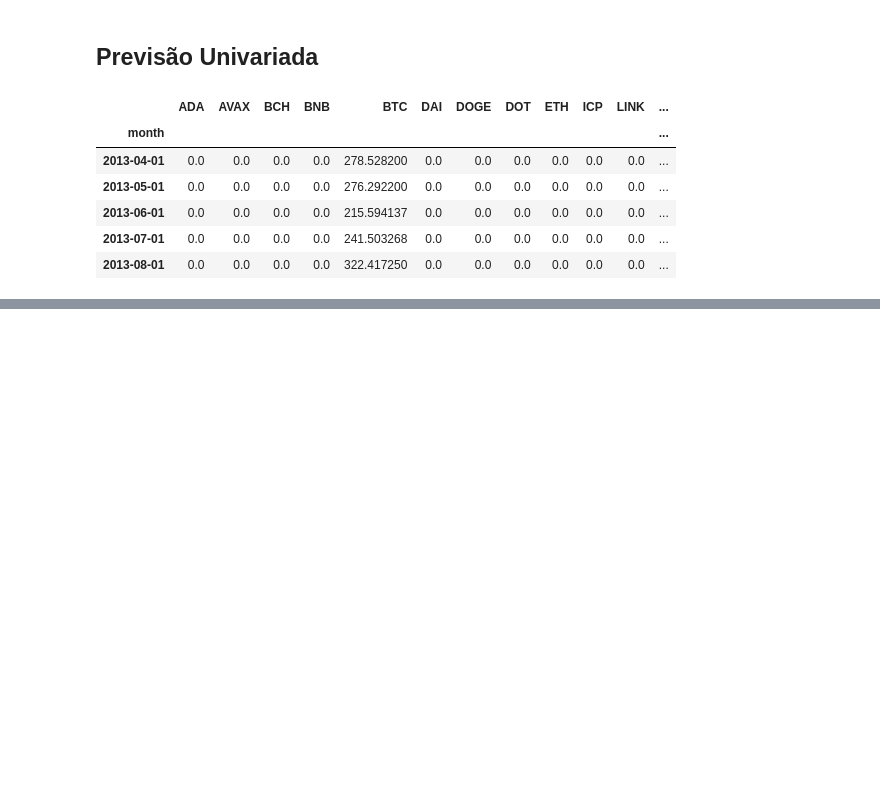
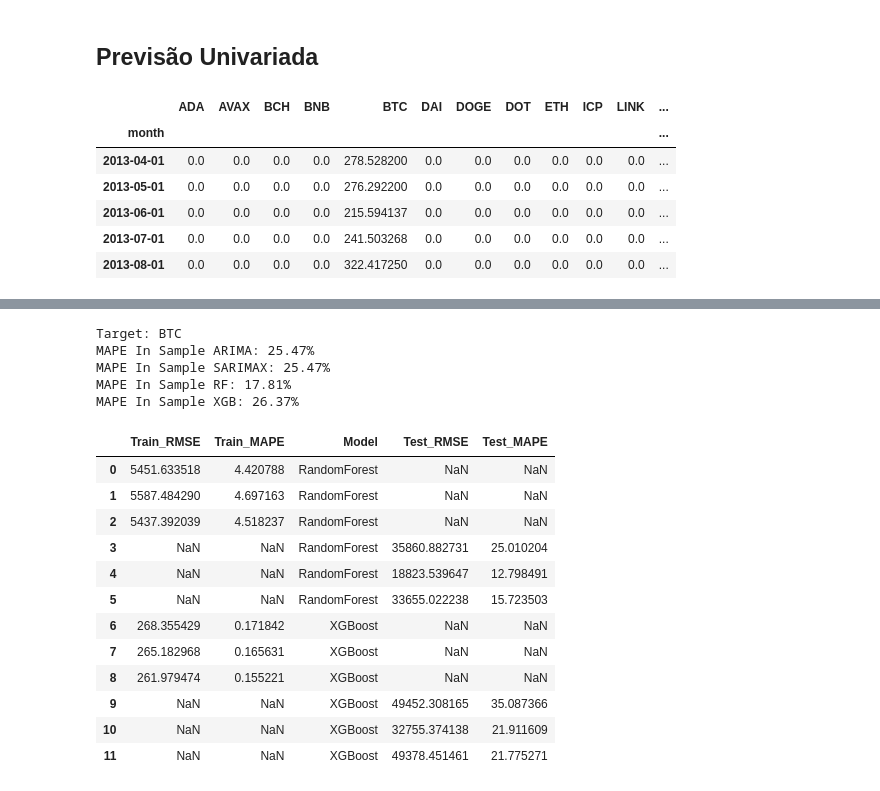
Before and after one commit to k3ybladewielder/crypto_forecast, a Jupyter notebook: notebooks/crypto_forecast.ipynb, the cells around one changed output, grey strips where cells are left out. Cells and saved outputs as stored; diff of their text form; code cells hidden in the pictures; blank space fills up the shorter version.

```diff
--- a/notebooks/crypto_forecast.ipynb
+++ b/notebooks/crypto_forecast.ipynb
@@ -488,23 +240,0 @@ STOP
-# %%
-# Threshold para correlação
-thresh = 0.8
-
-# Dicionário para armazenar as variáveis externas com alta correlação
-external_variables_dict = {}
-
-# Iterar sobre as colunas do DataFrame
-for column in df.columns:
-    # Verificar se a coluna não é o alvo
-    if column != target:
-        # Calcular as correlações
-        correlations = df.corrwith(df[column], method="pearson")
-        high_correlation_columns = correlations[(correlations.abs() > thresh)].index.to_list()
-
-        # Remover a coluna de alvo da lista, se presente
-        high_correlation_columns = [col for col in high_correlation_columns if col != column]
-
-        # Armazenar no dicionário
-        external_variables_dict[column] = high_correlation_columns
-
-# Exibir o dicionário resultante
-#external_variables_dict
@@ -763,0 +475,22 @@ future.tail()
+# %%
+# Calcular o MAPE
+df_test_mm = df_test[[f"{target}", f"{target}_RF", f"{target}_XGB"]].dropna()
+
+actual_values = df_test_mm[target].values
+predicted_values_in_sample_rf = df_test_mm[ f"{target}_RF"].values
+predicted_values_in_sample_xgb = df_test_mm[ f"{target}_XGB"].values
+
+mape_in_sample_rf = np.mean(np.abs((actual_values - predicted_values_in_sample_rf) / actual_values)) * 100
+mape_in_sample_xgb = np.mean(np.abs((actual_values - predicted_values_in_sample_xgb) / actual_values)) * 100
+
+print(f"Target: {target}")
+print(f"MAPE In Sample ARIMA: {mape_in_sample_sarima:.2f}%")
+print(f"MAPE In Sample SARIMAX: {mape_in_sample_sarimax:.2f}%")
+print(f"MAPE In Sample RF: {mape_in_sample_rf:.2f}%")
+print(f"MAPE In Sample XGB: {mape_in_sample_xgb:.2f}%")
+# %% [output]
+Target: BTC
+MAPE In Sample ARIMA: 25.47%
+MAPE In Sample SARIMAX: 25.47%
+MAPE In Sample RF: 17.81%
+MAPE In Sample XGB: 26.37%
@@ -763,0 +578,35 @@ future.tail()
+# %%
+# Criando DataFrames com as métricas
+df_metrics_rf_train = pd.DataFrame(metrics_rf_train)
+df_metrics_rf_train['Model'] = 'RandomForest'
+df_metrics_rf_test = pd.DataFrame(metrics_rf_test)
+df_metrics_rf_test['Model'] = 'RandomForest'
+df_metrics_xgb_train = pd.DataFrame(metrics_xgb_train)
+df_metrics_xgb_train['Model'] = 'XGBoost'
+df_metrics_xgb_test = pd.DataFrame(metrics_xgb_test)
+df_metrics_xgb_test['Model'] = 'XGBoost'
+
+# Juntando os DataFrames em um único DataFrame
+df_all_metrics = pd.concat([df_metrics_rf_train, df_metrics_rf_test, df_metrics_xgb_train, df_metrics_xgb_test],  axis=0, ignore_index=True)
+df_all_metrics
+
+# Agrupando as métricas pelo índice (representando o split) e modelo
+# df_grouped_metrics = df_all_metrics.groupby(['Model', df_all_metrics.index])[['Train_RMSE', 'Train_MAPE', 'Test_RMSE', 'Test_MAPE']].mean().reset_index()
+
+# # Exibindo o DataFrame agrupado
+# print("Métricas agrupadas para RandomForest (Treino e Teste) e XGBoost (Treino e Teste):")
+# df_grouped_metrics
+# %% [output]
+|  | Train_RMSE | Train_MAPE | Model | Test_RMSE | Test_MAPE |
+| 0 | 5451.633518 | 4.420788 | RandomForest | NaN | NaN |
+| 1 | 5587.484290 | 4.697163 | RandomForest | NaN | NaN |
+| 2 | 5437.392039 | 4.518237 | RandomForest | NaN | NaN |
+| 3 | NaN | NaN | RandomForest | 35860.882731 | 25.010204 |
+| 4 | NaN | NaN | RandomForest | 18823.539647 | 12.798491 |
+| 5 | NaN | NaN | RandomForest | 33655.022238 | 15.723503 |
+| 6 | 268.355429 | 0.171842 | XGBoost | NaN | NaN |
+| 7 | 265.182968 | 0.165631 | XGBoost | NaN | NaN |
+| 8 | 261.979474 | 0.155221 | XGBoost | NaN | NaN |
+| 9 | NaN | NaN | XGBoost | 49452.308165 | 35.087366 |
+| 10 | NaN | NaN | XGBoost | 32755.374138 | 21.911609 |
+| 11 | NaN | NaN | XGBoost | 49378.451461 | 21.775271 |
```
Also changed, not shown: parts of 48 cells of this notebook.
